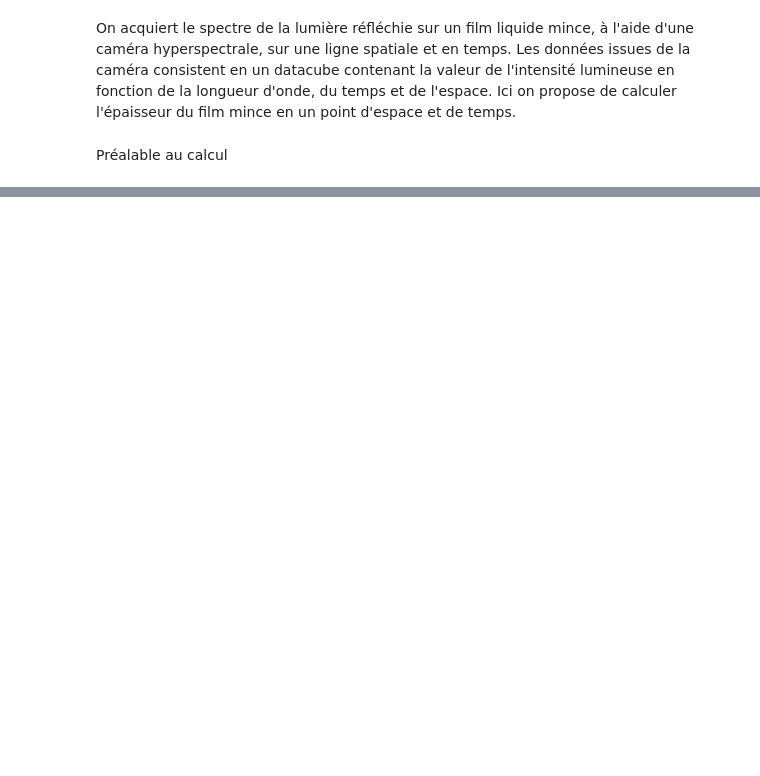
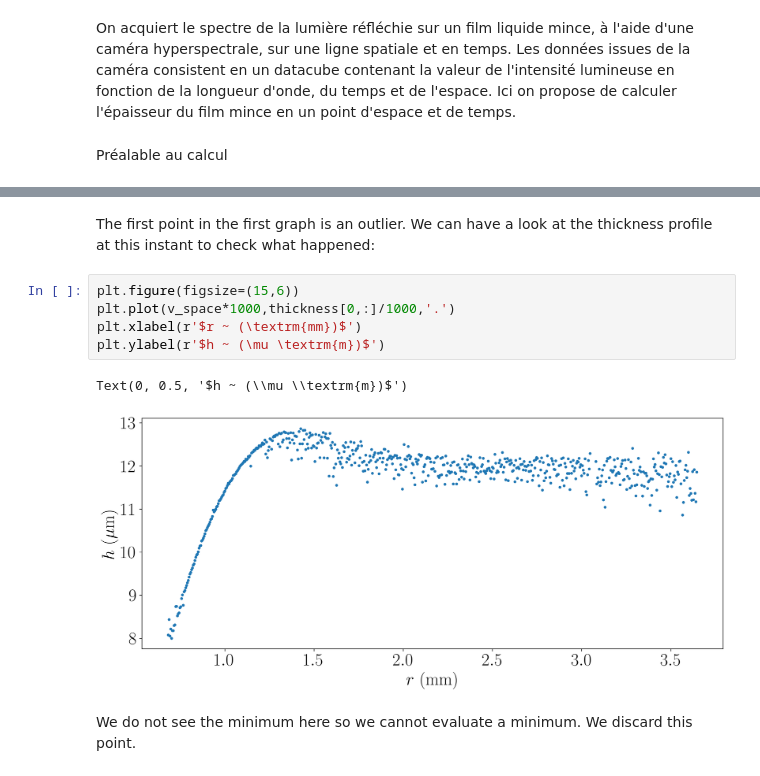
Before and after one commit to aliciaaef/thin-film-hyperspectral, a Jupyter notebook: main.ipynb, the cells around one changed output, grey strips where cells are left out. Cells and saved outputs as stored; diff of their text form; blank space fills up the shorter version.

```diff
--- a/main.ipynb
+++ b/main.ipynb
@@ -163,0 +157,12 @@ sns.regplot(df[20:],x='t (h)',y='$x_p$ (mm)')
+# %% [markdown]
+The first point in the first graph is an outlier. We can have a look at the thickness profile at this instant to check what happened:
+# %%
+plt.figure(figsize=(15,6))
+plt.plot(v_space*1000,thickness[0,:]/1000,'.')
+plt.xlabel(r'$r ~ (\textrm{mm})$')
+plt.ylabel(r'$h ~ (\mu \textrm{m})$')
+# %% [output]
+Text(0, 0.5, '$h ~ (\\mu \\textrm{m})$')
+[figure, added]
+# %% [markdown]
+We do not see the minimum here so we cannot evaluate a minimum. We discard this point.
```
Also changed, not shown: parts of 43 cells of this notebook.
